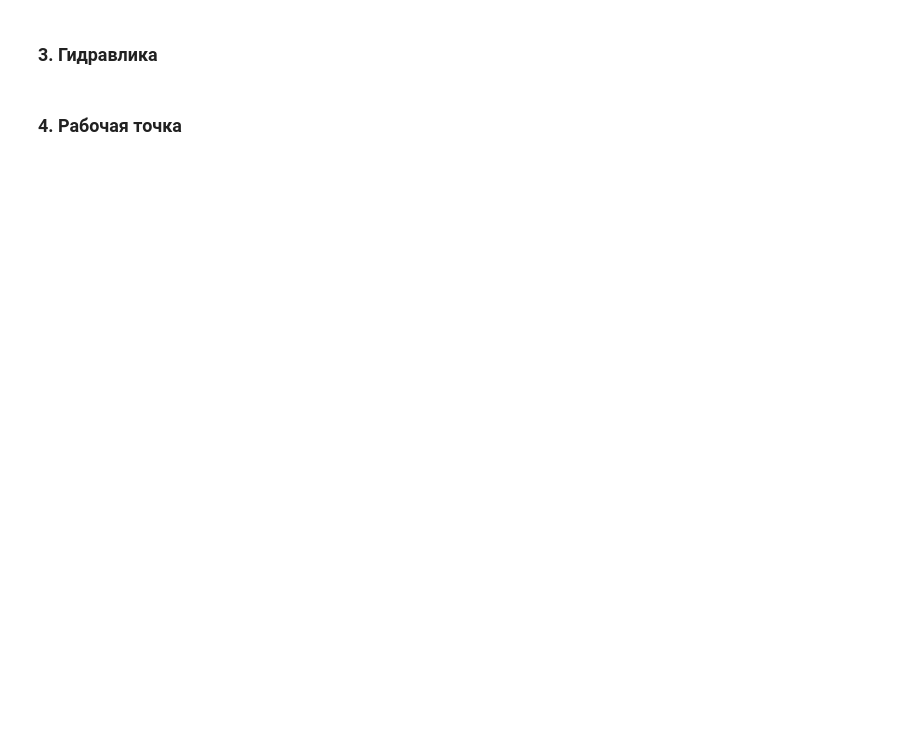
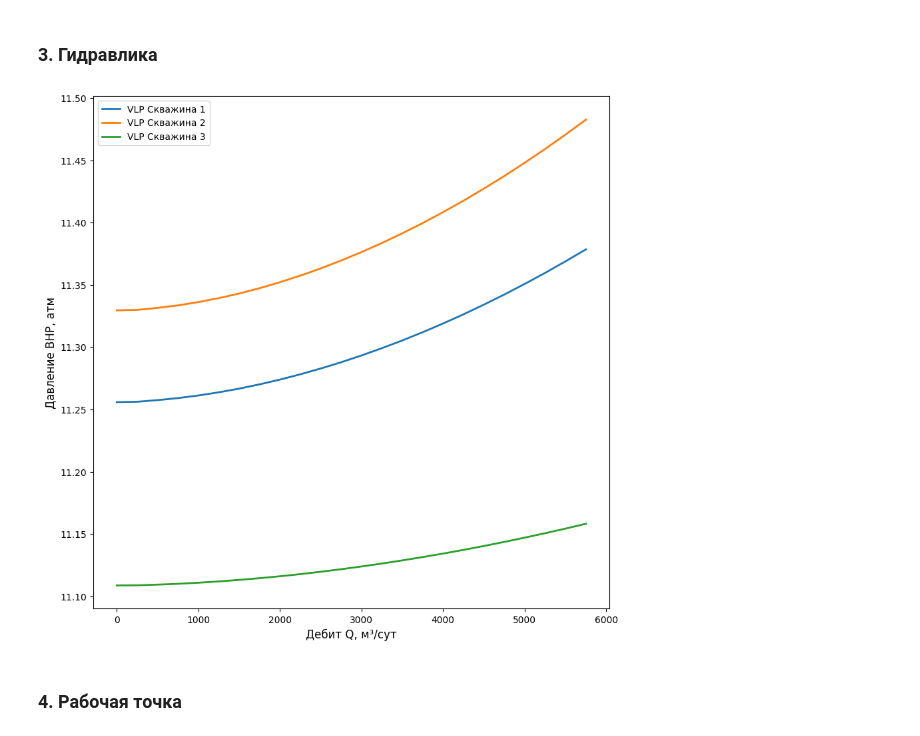
Before and after one commit to Rexihs/HomeWork, a Jupyter notebook: курсовая.ipynb, the cells around one changed output. Cells and saved outputs as stored; diff of their text form; code cells hidden in the pictures; blank space fills up the shorter version.

Commit message:
Добавлены модули расчёта графиков PVT, IPR, VLP, Рабочей точки, Динамики, Влияние ДКС. График сравнения двух моделей

```diff
--- a/курсовая.ipynb
+++ b/курсовая.ipynb
@@ -225,4 +244,31 @@ B_g(P):
 # %% [markdown]
 ### 3. Гидравлика
+# %%
+# **Гидравлика** — кривые VLP трёх скважин и шлейфа. Зависимость $\lambda(Re)$ по Колбруку–Уайту.
+thp_fix = 10 # фиксированное давление на устье для расчёта VLP
+bhp_list = {}
+q_list = {}
+thp_list = {}
+
+for well in wells_list:
+    bhp_list[well] = []
+    q_list[well] = []
+    thp_list[well] = []
+
+    for q_gas in range(1, 6000, 250):
+        bhp = well.bhp(thp_fix, q_gas)
+        bhp_list[well].append(bhp)
+        q_list[well].append(q_gas)
+        thp_list[well].append(thp_fix)
+
+plt.figure(figsize=(10, 10))
+for well in wells_list:
+    plt.plot(q_list[well], bhp_list[well], label=f'VLP Скважина {wells_list.index(well)+1}', linewidth=2)
+plt.xlabel('Дебит Q, м³/сут', fontsize=12)
+plt.ylabel('Давление BHP, атм', fontsize=12)
+plt.legend()
+plt.show()
+# %% [output]
+[figure, added]
 # %% [markdown]
 ### 4. Рабочая точка
```
Also changed, not shown: parts of 11 cells of this notebook.
